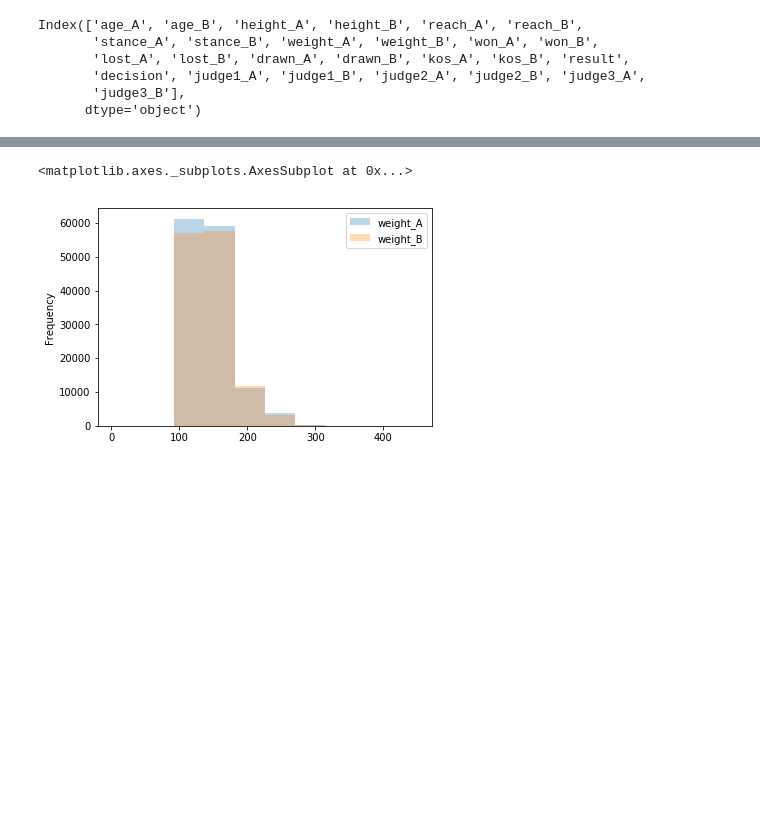
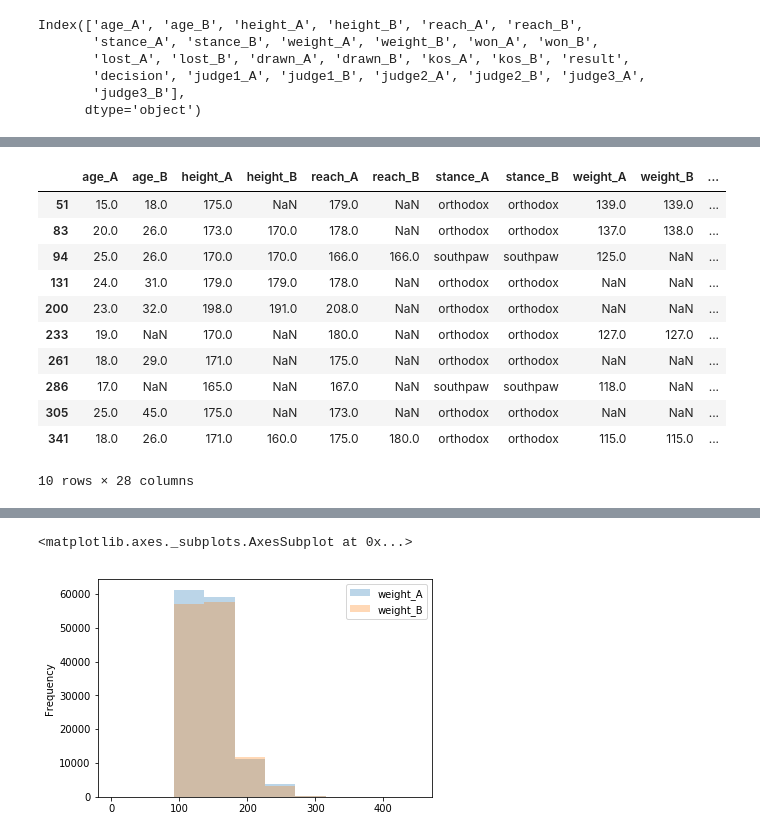
Before and after one commit to BLouie2/GA-ClassProjects, a Jupyter notebook: Boxing data exploration.ipynb, the cells around one changed output, grey strips where cells are left out. Drawn from its saved outputs; the diff is of its cells as text; code cells hidden in the pictures; blank space fills up the shorter version.

```diff
--- a/Boxing data exploration.ipynb
+++ b/Boxing data exploration.ipynb
@@ -98,0 +306,15 @@ Index(['age_A', 'age_B', 'height_A', 'height_B', 'reach_A', 'reach_B',
+# %%
+boxing.nsmallest(10, 'totalfights_A')
+# %% [output]
+|  | age_A | age_B | height_A | height_B | reach_A | reach_B | stance_A | stance_B | weight_A | weight_B | ... |
+| 51 | 15.0 | 18.0 | 175.0 | NaN | 179.0 | NaN | orthodox | orthodox | 139.0 | 139.0 | ... |
+| 83 | 20.0 | 26.0 | 173.0 | 170.0 | 178.0 | NaN | orthodox | orthodox | 137.0 | 138.0 | ... |
+| 94 | 25.0 | 26.0 | 170.0 | 170.0 | 166.0 | 166.0 | southpaw | southpaw | 125.0 | NaN | ... |
+| 131 | 24.0 | 31.0 | 179.0 | 179.0 | 178.0 | NaN | orthodox | orthodox | NaN | NaN | ... |
+| 200 | 23.0 | 32.0 | 198.0 | 191.0 | 208.0 | NaN | orthodox | orthodox | NaN | NaN | ... |
+| 233 | 19.0 | NaN | 170.0 | NaN | 180.0 | NaN | orthodox | orthodox | 127.0 | 127.0 | ... |
+| 261 | 18.0 | 29.0 | 171.0 | NaN | 175.0 | NaN | orthodox | orthodox | NaN | NaN | ... |
+| 286 | 17.0 | NaN | 165.0 | NaN | 167.0 | NaN | southpaw | southpaw | 118.0 | NaN | ... |
+| 305 | 25.0 | 45.0 | 175.0 | NaN | 173.0 | NaN | orthodox | orthodox | NaN | NaN | ... |
+| 341 | 18.0 | 26.0 | 171.0 | 160.0 | 175.0 | 180.0 | orthodox | orthodox | 115.0 | 115.0 | ... |
+10 rows × 28 columns
```
Also changed, not shown: parts of 27 cells of this notebook.
